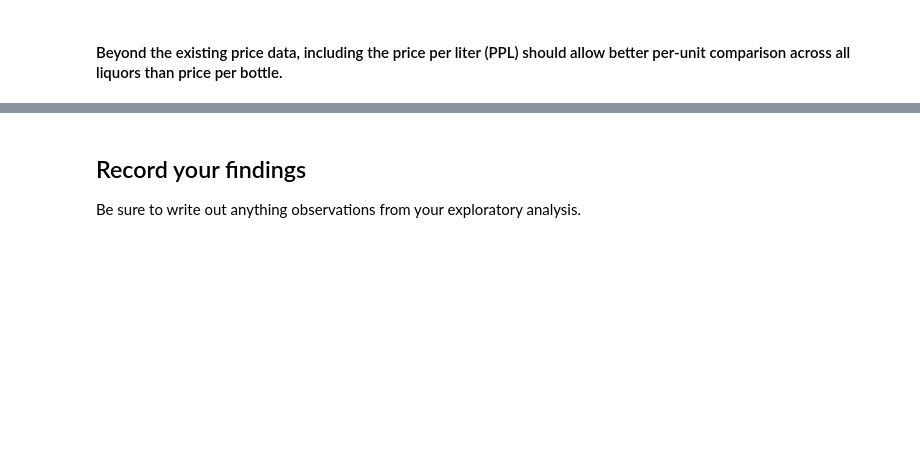
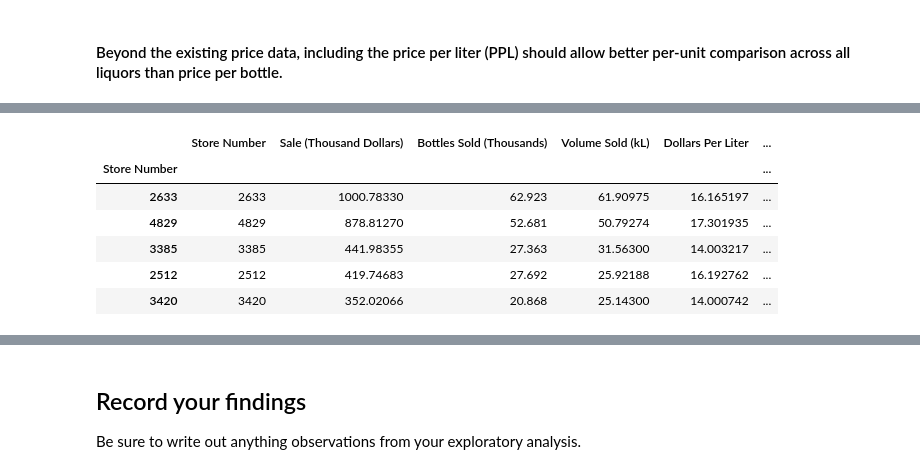
Before and after one commit to davidsanford/DSI_Project_3, a Jupyter notebook: Project_3.ipynb, the cells around one changed output, grey strips where cells are left out. Cells and saved outputs as stored; diff of their text form; code cells hidden in the pictures; blank space fills up the shorter version.

```diff
--- a/Project_3.ipynb
+++ b/Project_3.ipynb
@@ -135,0 +155,10 @@ liquor_sales.groupby("Store Number")["PPL"].mean().hist(log=True)
+# %%
+stores_summary_2015.head(5)
+# %% [output]
+|  | Store Number | Sale (Thousand Dollars) | Bottles Sold (Thousands) | Volume Sold (kL) | Dollars Per Liter | ... |
+| Store Number |  |  |  |  |  | ... |
+| 2633 | 2633 | 1000.78330 | 62.923 | 61.90975 | 16.165197 | ... |
+| 4829 | 4829 | 878.81270 | 52.681 | 50.79274 | 17.301935 | ... |
+| 3385 | 3385 | 441.98355 | 27.363 | 31.56300 | 14.003217 | ... |
+| 2512 | 2512 | 419.74683 | 27.692 | 25.92188 | 16.192762 | ... |
+| 3420 | 3420 | 352.02066 | 20.868 | 25.14300 | 14.000742 | ... |
```
Also changed, not shown: parts of 25 cells of this notebook.
